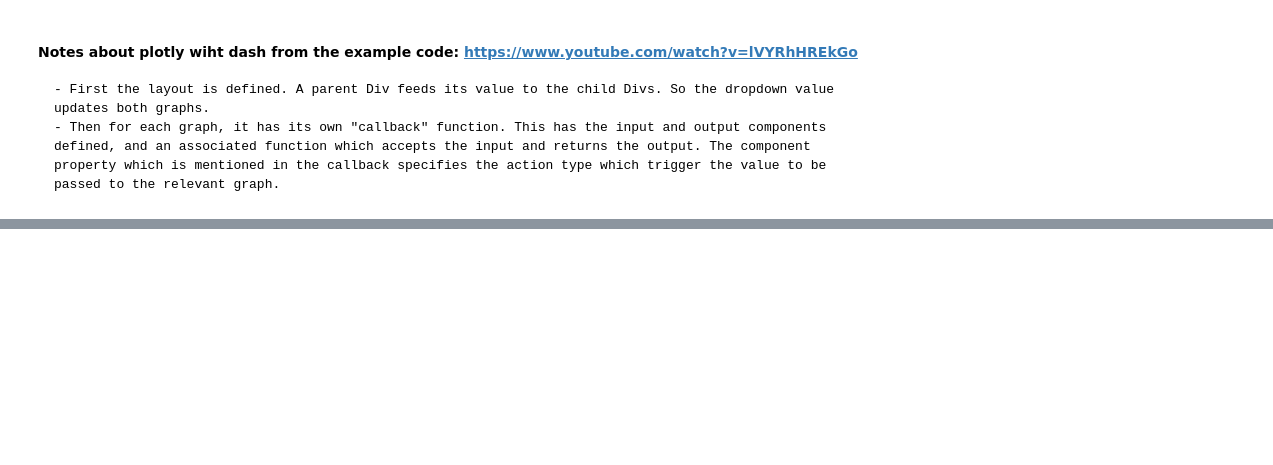
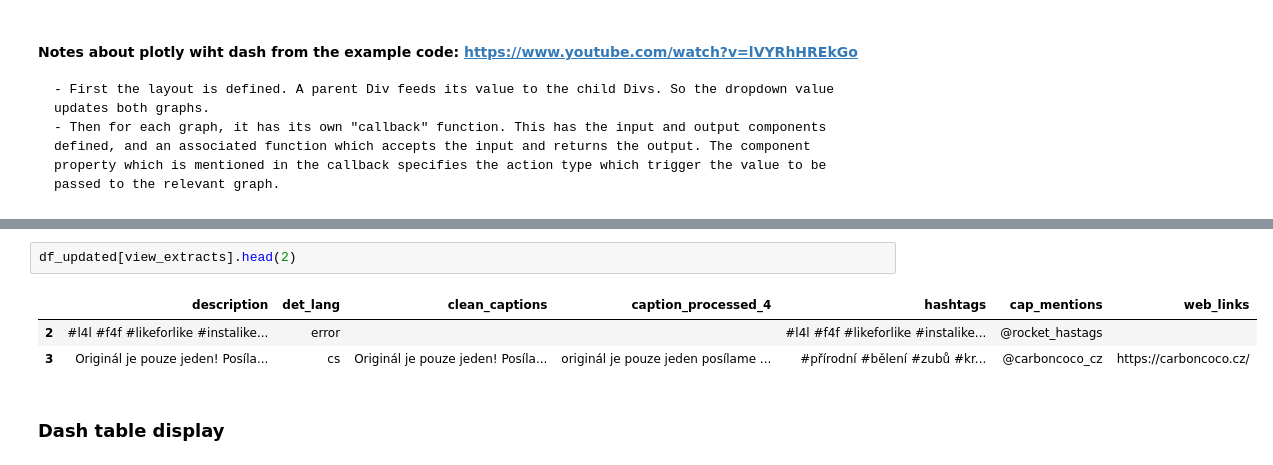
Before and after one commit to Appymp/Agridata_mining, a Jupyter notebook: Thesis_proj_v2.ipynb, the cells around one changed output, grey strips where cells are left out. Cells and saved outputs as stored; diff of their text form; blank space fills up the shorter version.

```diff
--- a/Thesis_proj_v2.ipynb
+++ b/Thesis_proj_v2.ipynb
@@ -609,0 +420,8 @@ from sklearn.manifold import TSNE
+# %%
+df_updated[view_extracts].head(2)
+# %% [output]
+|  | description | det_lang | clean_captions | caption_processed_4 | hashtags | cap_mentions | web_links |
+| 2 | #l4l #f4f #likeforlike #instalike... | error |  |  | #l4l #f4f #likeforlike #instalike... | @rocket_hastags |  |
+| 3 | Originál je pouze jeden! Posíla... | cs | Originál je pouze jeden! Posíla... | originál je pouze jeden posílame ... | #přírodní #bělení #zubů #kr... | @carboncoco_cz | https://carboncoco.cz/ |
+# %% [markdown]
+### Dash table display
```
Also changed, not shown: parts of 10 cells of this notebook.
